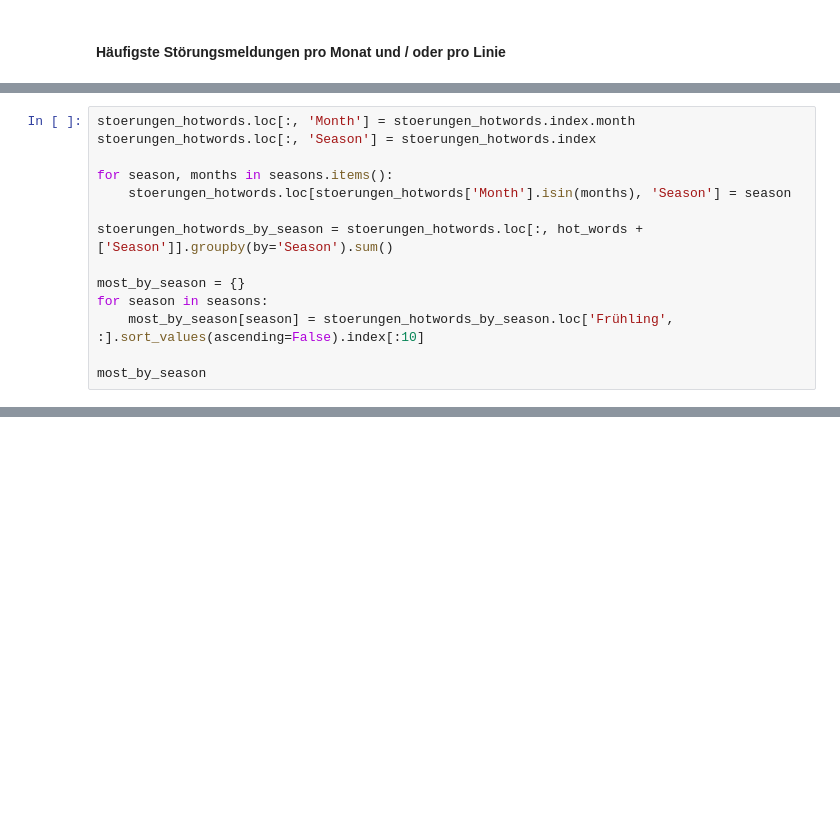
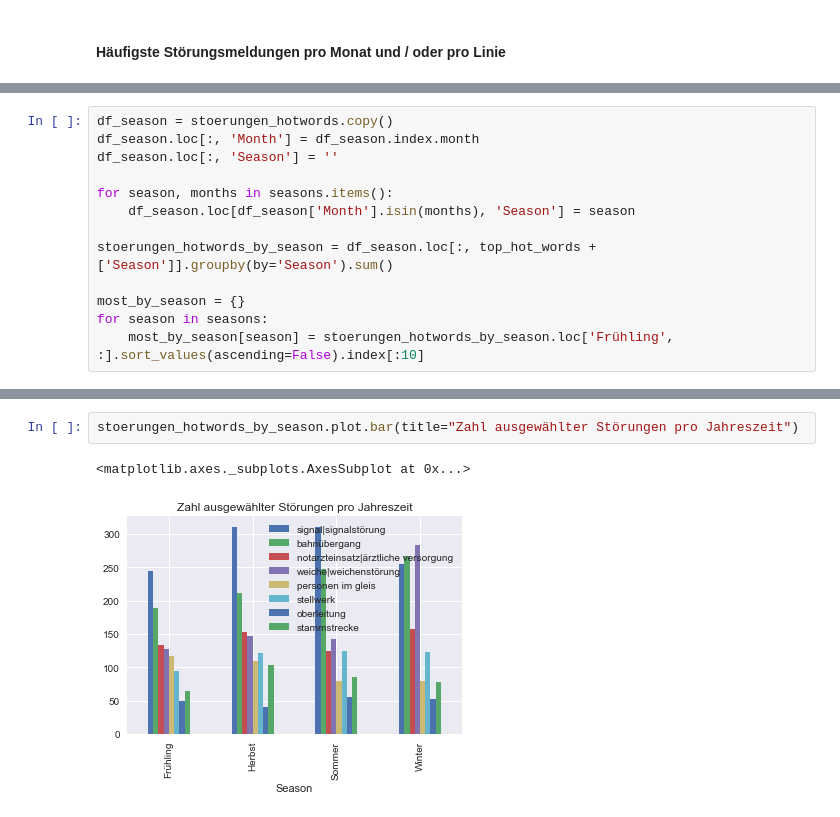
Before and after one commit to kummerer94/sbahn-stoerungen, a Jupyter notebook: analysis.ipynb, the cells around one changed output, grey strips where cells are left out. Cells and saved outputs as stored; diff of their text form; blank space fills up the shorter version.

```diff
--- a/analysis.ipynb
+++ b/analysis.ipynb
@@ -714,14 +697,13 @@ stoerungen_hotwords.groupby(pd.Grouper(freq='Y')).sum().plot(figsize=(20,8))
 # %%
-stoerungen_hotwords.loc[:, 'Month'] = stoerungen_hotwords.index.month
-stoerungen_hotwords.loc[:, 'Season'] = stoerungen_hotwords.index
+df_season = stoerungen_hotwords.copy()
+df_season.loc[:, 'Month'] = df_season.index.month
+df_season.loc[:, 'Season'] = ''
 
 for season, months in seasons.items():
-    stoerungen_hotwords.loc[stoerungen_hotwords['Month'].isin(months), 'Season'] = season
+    df_season.loc[df_season['Month'].isin(months), 'Season'] = season
 
-stoerungen_hotwords_by_season = stoerungen_hotwords.loc[:, hot_words + ['Season']].groupby(by='Season').sum()
+stoerungen_hotwords_by_season = df_season.loc[:, top_hot_words + ['Season']].groupby(by='Season').sum()
 
 most_by_season = {}
 for season in seasons:
     most_by_season[season] = stoerungen_hotwords_by_season.loc['Frühling', :].sort_values(ascending=False).index[:10]
-
-most_by_season
@@ -754,0 +710,5 @@ stoerungen_hotwords_by_season
+# %%
+stoerungen_hotwords_by_season.plot.bar(title="Zahl ausgewählter Störungen pro Jahreszeit")
+# %% [output]
+<matplotlib.axes._subplots.AxesSubplot at 0x...>
+[figure, added]
```
Also changed, not shown: parts of 45 cells of this notebook.
